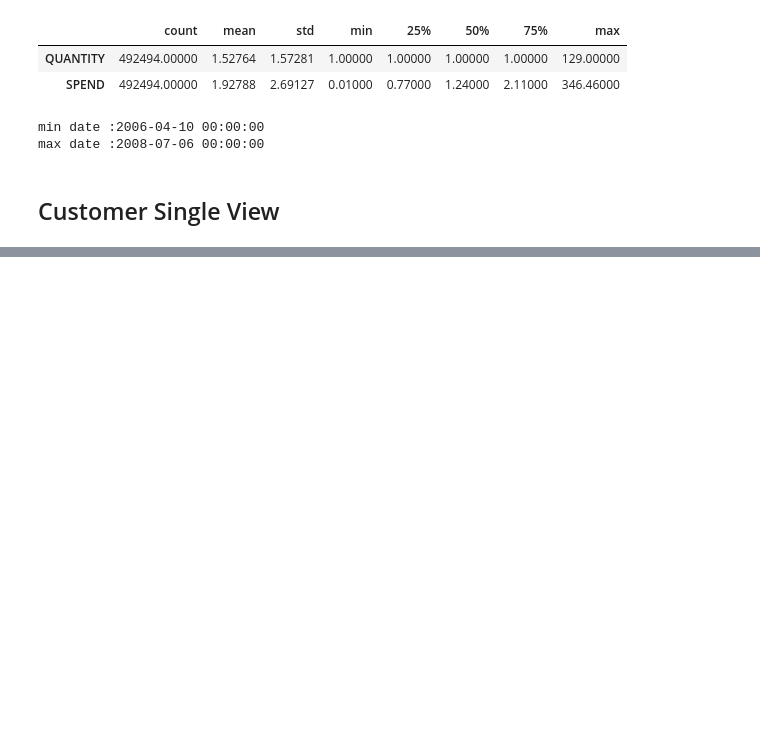
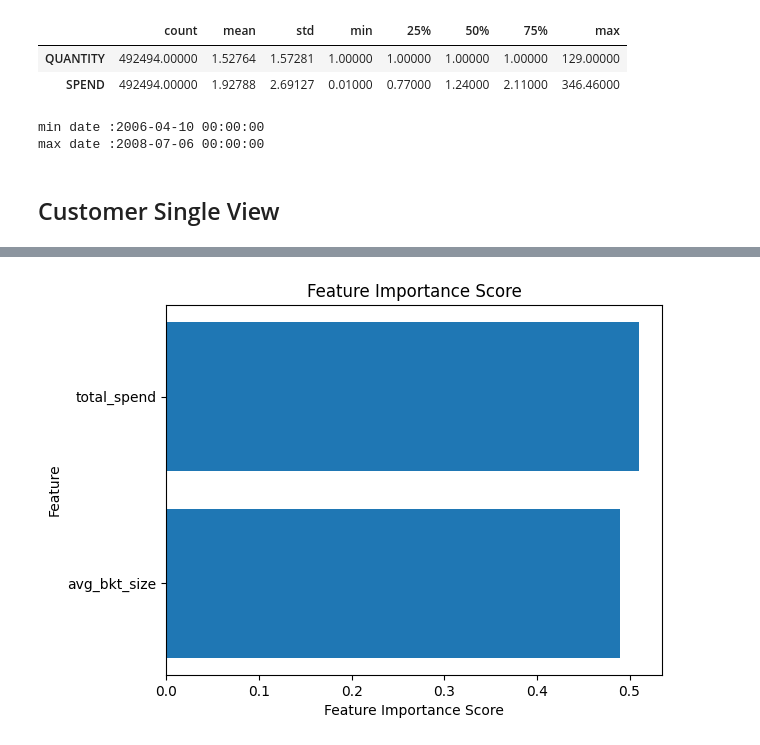
Before and after one commit to terjirapat/MADT8101-Customer-Analytics, a Jupyter notebook: Workshop 2 - Customer Single View/main.ipynb, the cells around one changed output, grey strips where cells are left out. Cells and saved outputs as stored; diff of their text form; code cells hidden in the pictures; blank space fills up the shorter version.

```diff
--- a/Workshop 2 - Customer Single View/main.ipynb
+++ b/Workshop 2 - Customer Single View/main.ipynb
@@ -133,0 +287,27 @@ display(df_scv)
+# %%
+# Create a Random Forest classifier
+clf = RandomForestClassifier(random_state=42)
+
+# Train the classifier on your data
+clf.fit(X, labels)
+
+# Get the feature importance scores
+importance_scores = clf.feature_importances_
+
+# Sort the features based on importance in descending order
+sorted_indices = np.argsort(importance_scores)[::-1]
+
+# # Print the feature rankings
+# for i, idx in enumerate(sorted_indices):
+#     print(f"Rank {i}: Feature {df_clus.columns[idx]}, Importance score: {importance_scores[idx]}")
+
+# Plotting the feature importance
+plt.barh(range(len(sorted_indices)), importance_scores[sorted_indices], align='center')
+plt.yticks(range(len(sorted_indices)), [col_X[idx] for idx in sorted_indices])
+plt.xlabel('Feature Importance Score')
+plt.ylabel('Feature')
+plt.title('Feature Importance Score')
+plt.gca().invert_yaxis()  # Invert y-axis to have the highest importance on top
+plt.show()
+# %% [output]
+[figure, added]
```
Also changed, not shown: parts of 28 cells of this notebook.
